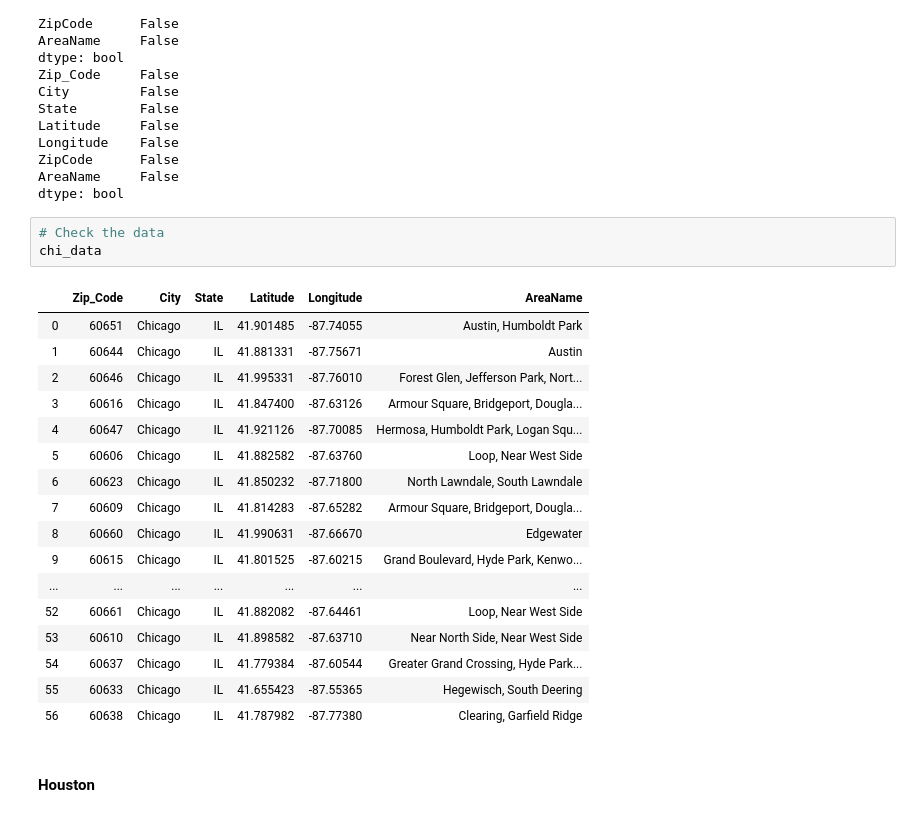
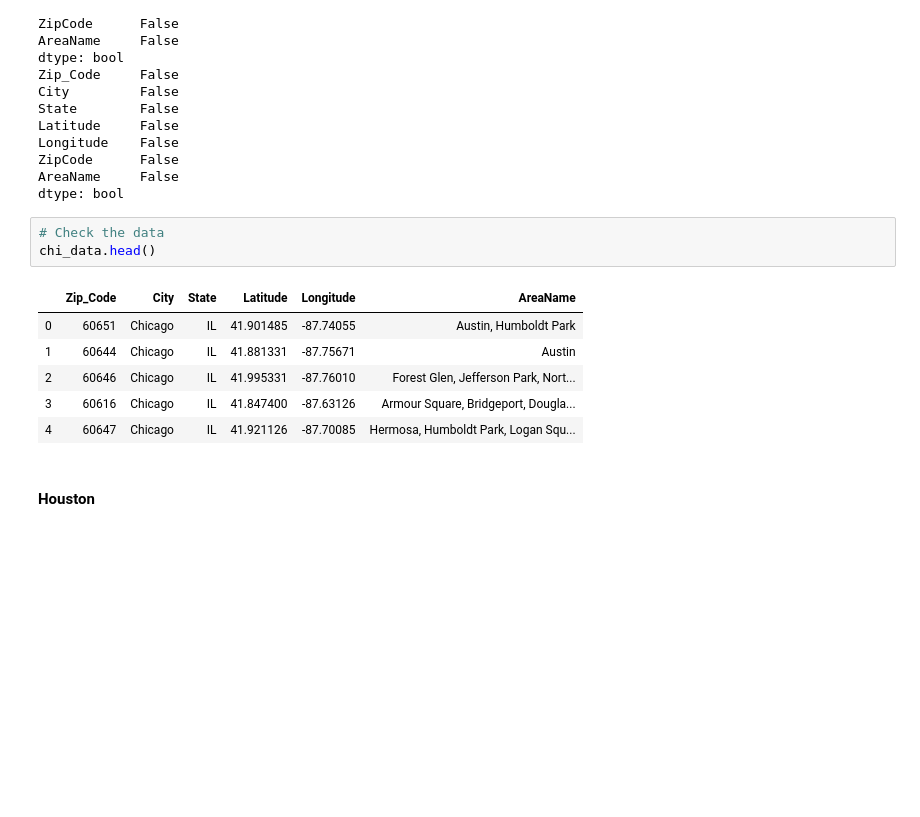
Before and after one commit to adeywojo/github-example, a Jupyter notebook: Applied_DS_Capstone_Project.ipynb, the cells around one changed output. Drawn from its saved outputs; the diff is of its cells as text; blank space fills up the shorter version.

```diff
--- a/Applied_DS_Capstone_Project.ipynb
+++ b/Applied_DS_Capstone_Project.ipynb
@@ -70,25 +70,14 @@ AreaName     False
 dtype: bool
 # %%
 # Check the data
-chi_data
+chi_data.head()
 # %% [output]
 |  | Zip_Code | City | State | Latitude | Longitude | AreaName |
 | 0 | 60651 | Chicago | IL | 41.901485 | -87.74055 | Austin, Humboldt Park |
 | 1 | 60644 | Chicago | IL | 41.881331 | -87.75671 | Austin |
 | 2 | 60646 | Chicago | IL | 41.995331 | -87.76010 | Forest Glen, Jefferson Park, Nort... |
 | 3 | 60616 | Chicago | IL | 41.847400 | -87.63126 | Armour Square, Bridgeport, Dougla... |
 | 4 | 60647 | Chicago | IL | 41.921126 | -87.70085 | Hermosa, Humboldt Park, Logan Squ... |
-| 5 | 60606 | Chicago | IL | 41.882582 | -87.63760 | Loop, Near West Side |
-| 6 | 60623 | Chicago | IL | 41.850232 | -87.71800 | North Lawndale, South Lawndale |
-| 7 | 60609 | Chicago | IL | 41.814283 | -87.65282 | Armour Square, Bridgeport, Dougla... |
-| 8 | 60660 | Chicago | IL | 41.990631 | -87.66670 | Edgewater |
-| 9 | 60615 | Chicago | IL | 41.801525 | -87.60215 | Grand Boulevard, Hyde Park, Kenwo... |
-| ... | ... | ... | ... | ... | ... | ... |
-| 52 | 60661 | Chicago | IL | 41.882082 | -87.64461 | Loop, Near West Side |
-| 53 | 60610 | Chicago | IL | 41.898582 | -87.63710 | Near North Side, Near West Side |
-| 54 | 60637 | Chicago | IL | 41.779384 | -87.60544 | Greater Grand Crossing, Hyde Park... |
-| 55 | 60633 | Chicago | IL | 41.655423 | -87.55365 | Hegewisch, South Deering |
-| 56 | 60638 | Chicago | IL | 41.787982 | -87.77380 | Clearing, Garfield Ridge |
 # %% [markdown]
 #### Houston
 # %%
```
Also changed, not shown: parts of 21 cells of this notebook, 2 other files.
